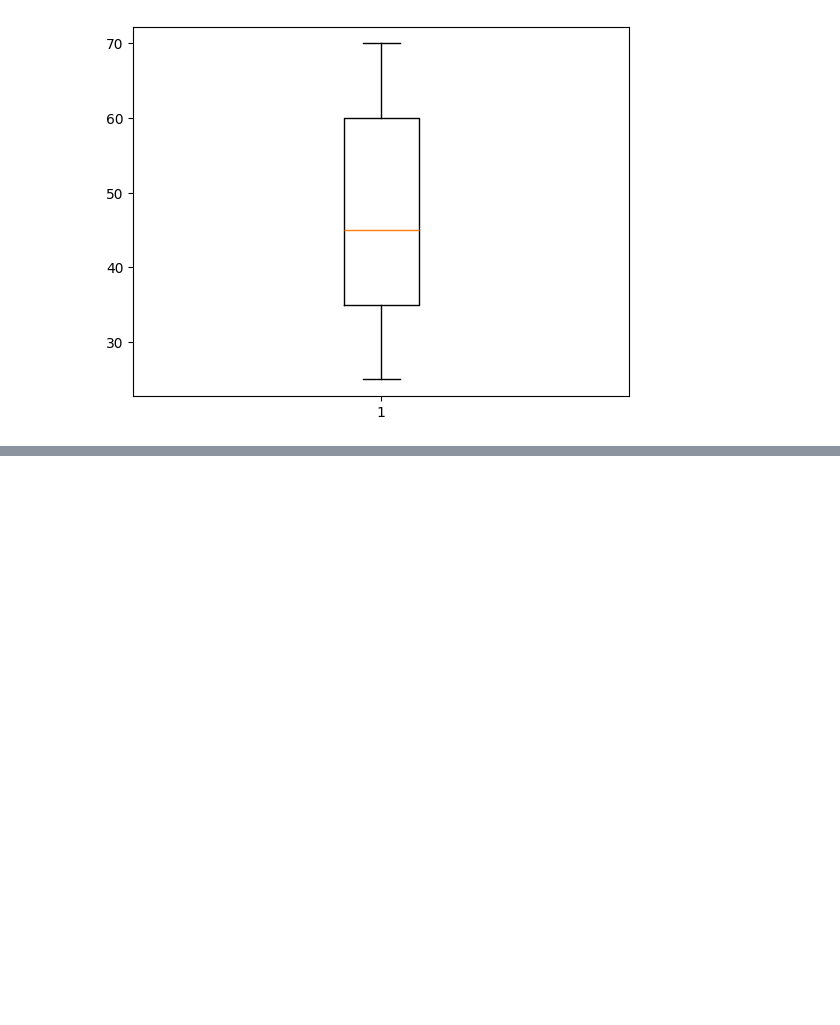
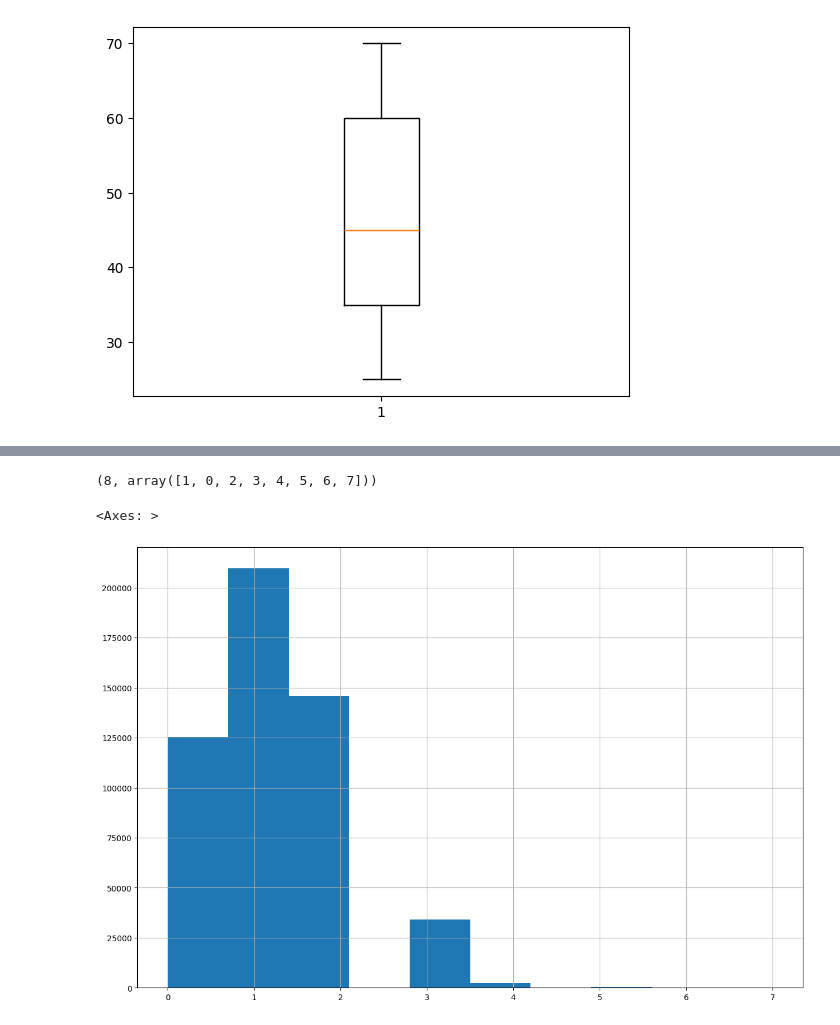
Before and after one commit to Zrahay/Kagg-Repo, a Jupyter notebook: Accidents/code2.ipynb, the cells around one changed output, grey strips where cells are left out. Cells and saved outputs as stored; diff of their text form; code cells hidden in the pictures; blank space fills up the shorter version.

```diff
--- a/Accidents/code2.ipynb
+++ b/Accidents/code2.ipynb
@@ -143,7 +143,9 @@ bins = [0.0, 0.4, 0.8, 1.0]
 
 labels = ['low_curvature', 'medium_curvature', 'high_curvature']
 
-df['curvature_category'] = pd.cut(df['curvature'], bins = bins, labels = labels, include_lowest = False)
+curvature_category = pd.cut(df['curvature'], bins = bins, labels = labels, include_lowest = False)
+df.insert(loc = 0, column = 'curvature_category', value = curvature_category)
+df_test.insert(loc = 0, column = 'curvature_category', value = curvature_category)
 # %%
 df['curvature_category'].value_counts()
 # %% [output]
@@ -363,0 +380,10 @@ print(outlier_row)
+# %%
+df['num_reported_accidents'].nunique(), df['num_reported_accidents'].unique()
+# %% [output]
+(8, array([1, 0, 2, 3, 4, 5, 6, 7]))
+# %%
+# First go with a hist plot to analyze the
+df['num_reported_accidents'].hist(figsize = (15,10))
+# %% [output]
+<Axes: >
+[figure, added]
```
Also changed, not shown: parts of 28 cells of this notebook, 2 other files.
